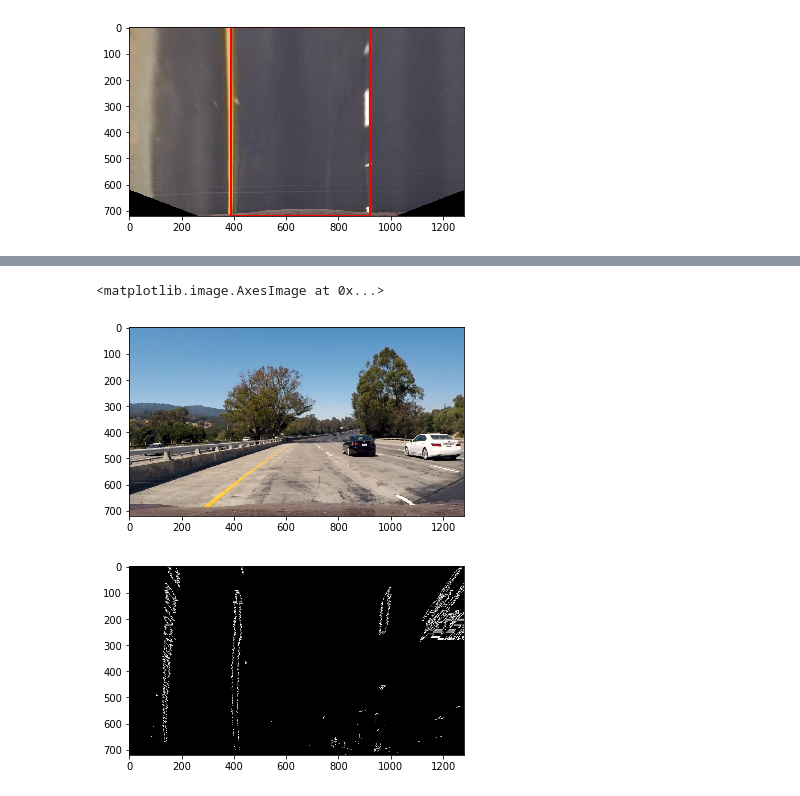
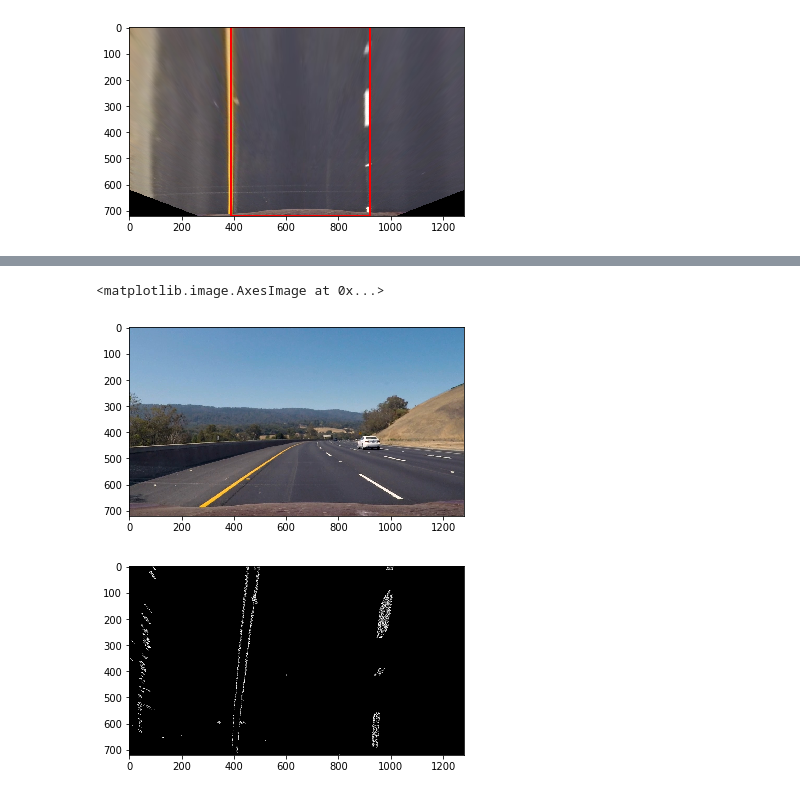
Before and after one commit to root221/CarND-Advanced-Lane-Lines, a Jupyter notebook: LaneLines.ipynb, the cells around one changed output, grey strips where cells are left out. Saved outputs shown, nothing was run; the diff lists cells and outputs as text; code cells hidden in the pictures.

```diff
--- a/LaneLines.ipynb
+++ b/LaneLines.ipynb
@@ -159,33 +166,33 @@ plt.imshow(warp)
 # %%
-path = 'test_images/test1.jpg'
+path = 'test_images/test3.jpg'
 test_image = mpimg.imread(path)
 
 plt.figure()
 plt.imshow(test_image)
 
 # undistort image
 undist = cv2.undistort(test_image,mtx,dist,None,mtx)
 
 
 mag_binary = mag_thresh(undist,15,50,150)
 
 dir_binary = dir_thresh(undist,15,0.3,1.7)
 
 color_binary = sat_thresh(test_image,170,255)
 
 combine = np.zeros_like(dir_binary)
 combine[((dir_binary==1) & (mag_binary==1)) | (color_binary==1) ] = 1
 
 # Apply a perspective transform to rectify binary image
 warp = cv2.warpPerspective(combine,M,(test_image.shape[1],test_image.shape[0]))
 out_img = np.dstack((warp, warp, warp))*255
 
 plt.figure()
 plt.imshow(out_img,cmap='gray')
 # %% [output]
 <matplotlib.image.AxesImage at 0x...>
-[figure, old version]
+[figure, new version]
-[figure, old version]
+[figure, new version]
 # %%
 # Detect lane pixels and fit to find the lane boundary
 n_windows = 9
```
Also changed, not shown: parts of 9 cells of this notebook.
